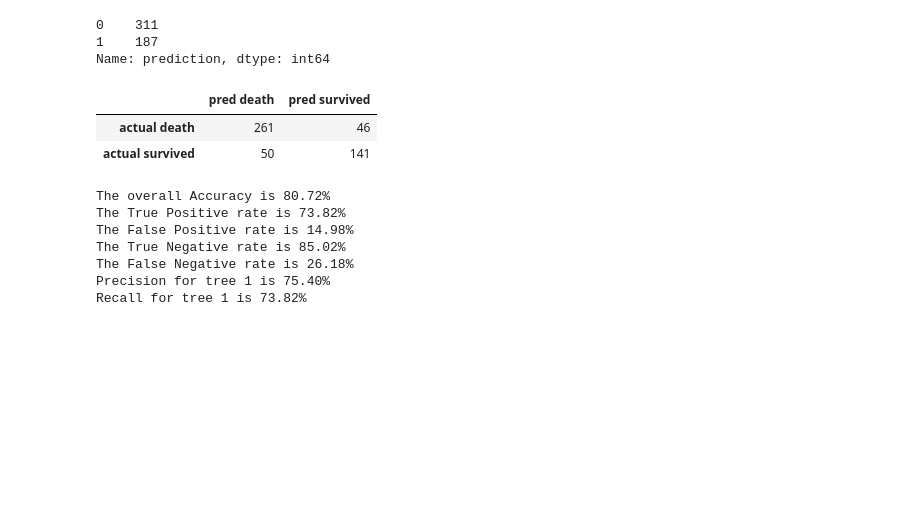
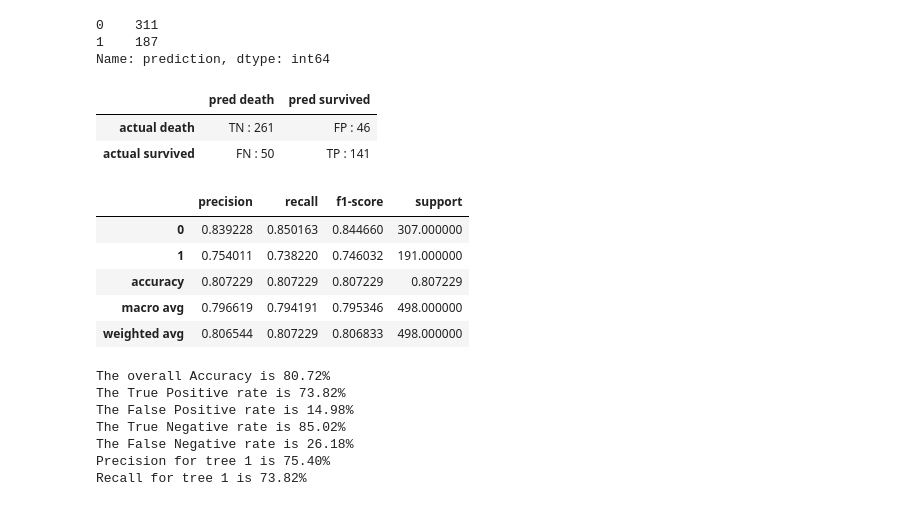
Before and after one commit to Tyler-Applegate/classification-exercises, a Jupyter notebook: model.ipynb, the cells around one changed output. Cells and saved outputs as stored; diff of their text form; code cells hidden in the pictures; blank space fills up the shorter version.

```diff
--- a/model.ipynb
+++ b/model.ipynb
@@ -345,9 +346,12 @@ train.prediction.value_counts()
 1    187
 Name: prediction, dtype: int64
 # %%
-pd.DataFrame(confusion_matrix(train.survived, train.prediction), index=['actual death', 'actual survived'], columns=['pred death', 'pred survived'] )
+pre1_df = pd.DataFrame([['TN', 'FP'],['FN', 'TP']], index=['actual death', 'actual survived'], columns=['pred death', 'pred survived'])
-# %% [output]
-|  | pred death | pred survived |
-| actual death | 261 | 46 |
-| actual survived | 50 | 141 |
+# %%
+# Carl Sagan went to outer space to find Madeleine's code...
+pre1_df + ' : ' + confusion_matrix(train.survived, train.prediction).astype(str)
+# %% [output]
+|  | pred death | pred survived |
+| actual death | TN : 261 | FP : 46 |
+| actual survived | FN : 50 | TP : 141 |
 # %%
@@ -362,16 +368,23 @@ fnr = fn/(fn+tp)
 # %%
 # accuracy
 accuracy_1 = (train.survived == train.prediction).mean()
 # Precision
 subset = train[train.prediction == 1]
 precision_t1 = (subset.prediction == subset.survived).mean()
 # Recall
 subset = train[train.survived == 1]
 recall_t1 = (subset.prediction == subset.survived).mean()
 # f1-score
 
 
-class_report = pd.DataFrame(classification_report(train.survived, train.prediction, output_dict=True))
+pd.DataFrame(classification_report(train.survived, train.prediction, output_dict=True)).T
+# %% [output]
+|  | precision | recall | f1-score | support |
+| 0 | 0.839228 | 0.850163 | 0.844660 | 307.000000 |
+| 1 | 0.754011 | 0.738220 | 0.746032 | 191.000000 |
+| accuracy | 0.807229 | 0.807229 | 0.807229 | 0.807229 |
+| macro avg | 0.796619 | 0.794191 | 0.795346 | 498.000000 |
+| weighted avg | 0.806544 | 0.807229 | 0.806833 | 498.000000 |
 # %%
 print(f'The overall Accuracy is {accuracy_1:.2%}')
 print(f'The True Positive rate is {tpr:.2%}')
```
Also changed, not shown: parts of 45 cells of this notebook.
